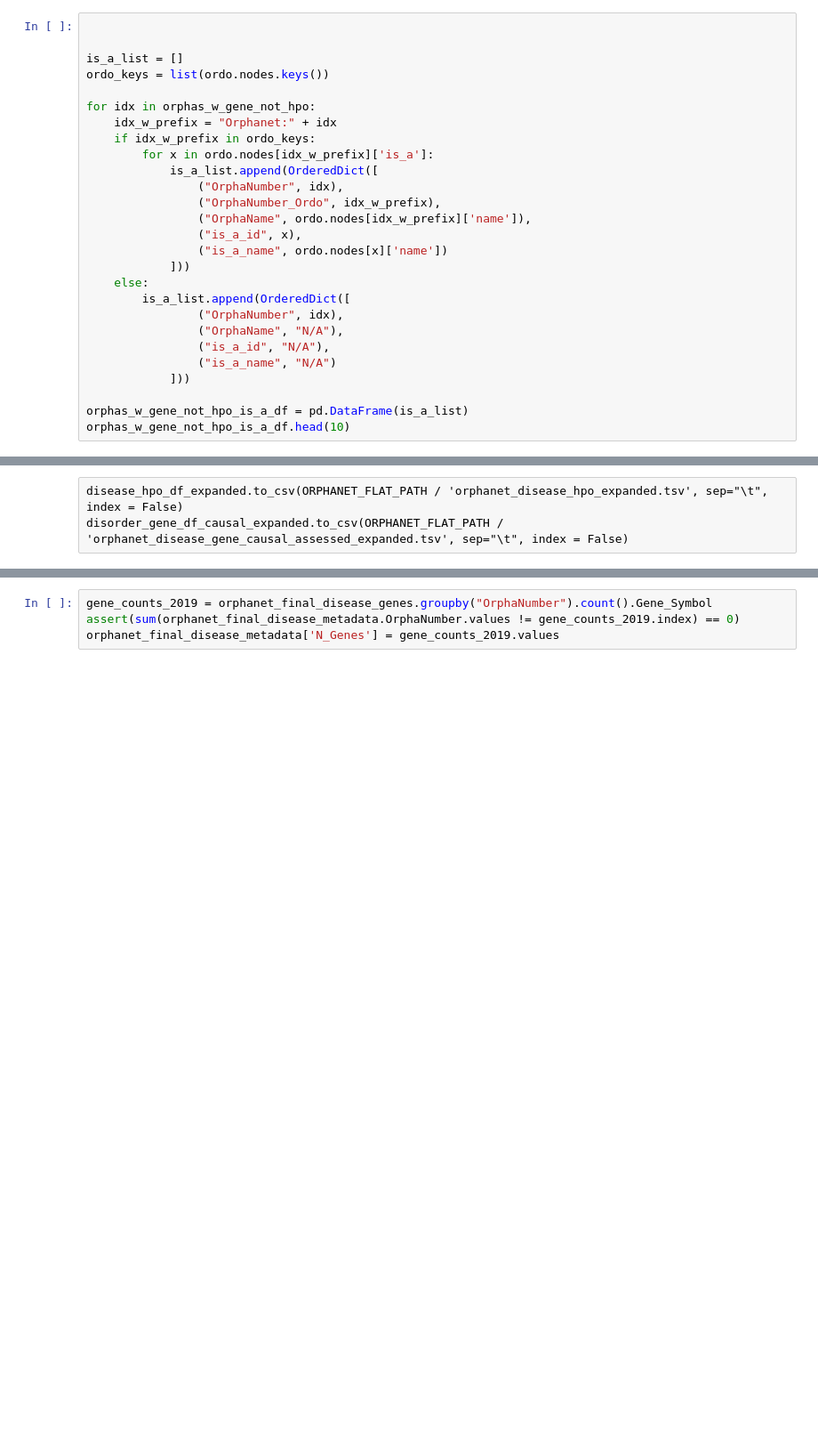
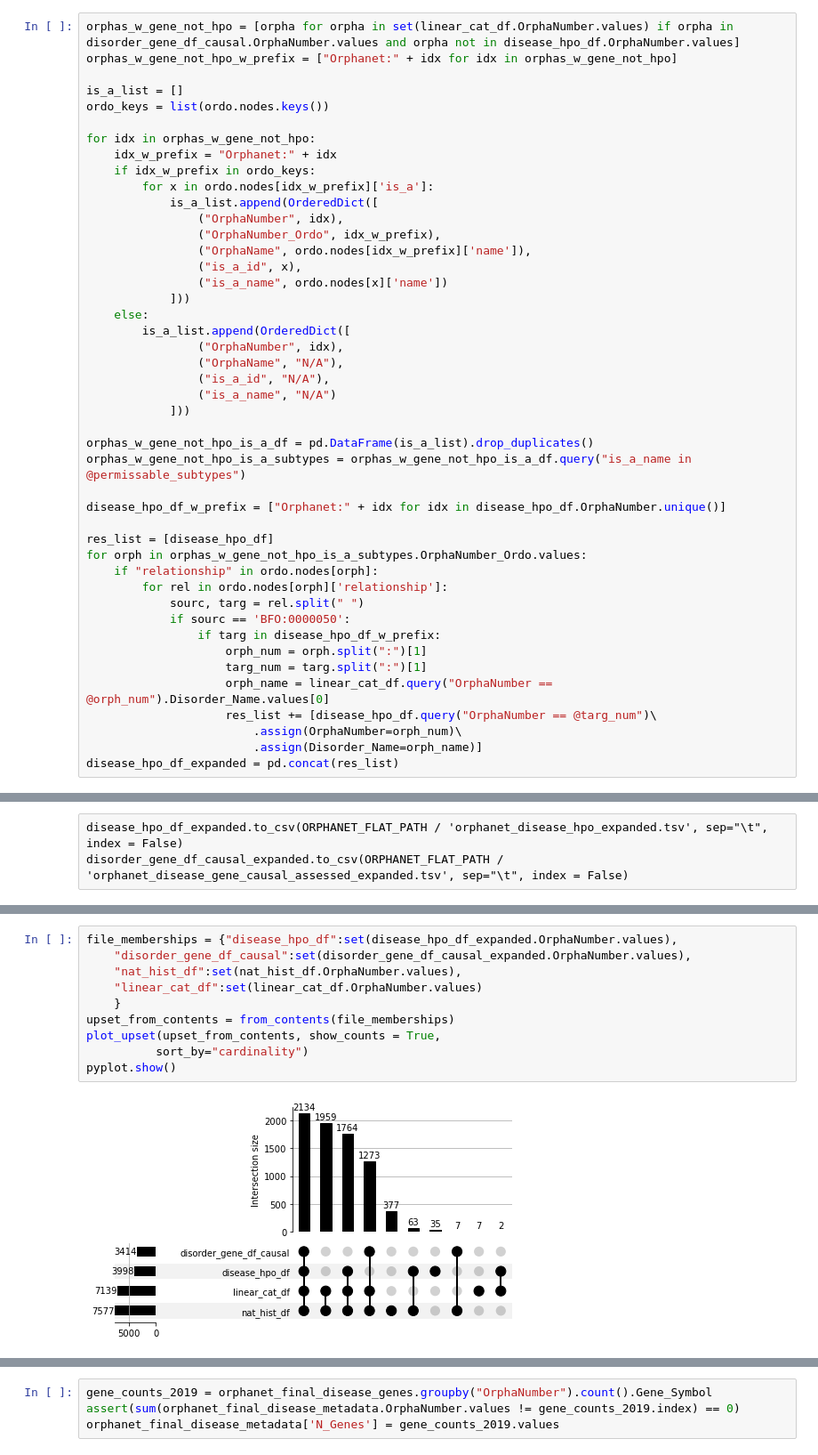
Before and after one commit to EmilyAlsentzer/rare-disease-simulation, a Jupyter notebook: process_simulation_resources/Orphanet Convert to Flat Files.ipynb, the cells around one changed output, grey strips where cells are left out. Shown at 89% size. Saved outputs shown, nothing was run; the diff lists cells and outputs as text; blank space fills up the shorter version.

```diff
--- a/process_simulation_resources/Orphanet Convert to Flat Files.ipynb
+++ b/process_simulation_resources/Orphanet Convert to Flat Files.ipynb
@@ -615,5 +414,6 @@ Name: is_a_name, dtype: int64
 # %%
-
+orphas_w_gene_not_hpo = [orpha for orpha in set(linear_cat_df.OrphaNumber.values) if orpha in disorder_gene_df_causal.OrphaNumber.values and orpha not in disease_hpo_df.OrphaNumber.values]
+orphas_w_gene_not_hpo_w_prefix = ["Orphanet:" + idx for idx in orphas_w_gene_not_hpo]
 
 is_a_list = []
 ordo_keys = list(ordo.nodes.keys())
@@ -637,5 +437,22 @@ for idx in orphas_w_gene_not_hpo:
                 ("is_a_name", "N/A")
             ]))
 
-orphas_w_gene_not_hpo_is_a_df = pd.DataFrame(is_a_list)
-orphas_w_gene_not_hpo_is_a_df.head(10)
+orphas_w_gene_not_hpo_is_a_df = pd.DataFrame(is_a_list).drop_duplicates()
+orphas_w_gene_not_hpo_is_a_subtypes = orphas_w_gene_not_hpo_is_a_df.query("is_a_name in @permissable_subtypes")
+
+disease_hpo_df_w_prefix = ["Orphanet:" + idx for idx in disease_hpo_df.OrphaNumber.unique()]
+
+res_list = [disease_hpo_df]
+for orph in orphas_w_gene_not_hpo_is_a_subtypes.OrphaNumber_Ordo.values:
+    if "relationship" in ordo.nodes[orph]:
+        for rel in ordo.nodes[orph]['relationship']:
+            sourc, targ = rel.split(" ")
+            if sourc == 'BFO:0000050':
+                if targ in disease_hpo_df_w_prefix:
+                    orph_num = orph.split(":")[1]
+                    targ_num = targ.split(":")[1]
+                    orph_name = linear_cat_df.query("OrphaNumber == @orph_num").Disorder_Name.values[0]
+                    res_list += [disease_hpo_df.query("OrphaNumber == @targ_num")\
+                        .assign(OrphaNumber=orph_num)\
+                        .assign(Disorder_Name=orph_name)]
+disease_hpo_df_expanded = pd.concat(res_list)
@@ -1213,0 +466,12 @@ len(d_g_newBtwn15and16)
+# %%
+file_memberships = {"disease_hpo_df":set(disease_hpo_df_expanded.OrphaNumber.values),
+    "disorder_gene_df_causal":set(disorder_gene_df_causal_expanded.OrphaNumber.values),
+    "nat_hist_df":set(nat_hist_df.OrphaNumber.values),
+    "linear_cat_df":set(linear_cat_df.OrphaNumber.values)
+    }
+upset_from_contents = from_contents(file_memberships)
+plot_upset(upset_from_contents, show_counts = True,
+          sort_by="cardinality")
+pyplot.show()
+# %% [output]
+[figure, added]
```
Also changed, not shown: parts of 183 cells of this notebook.
